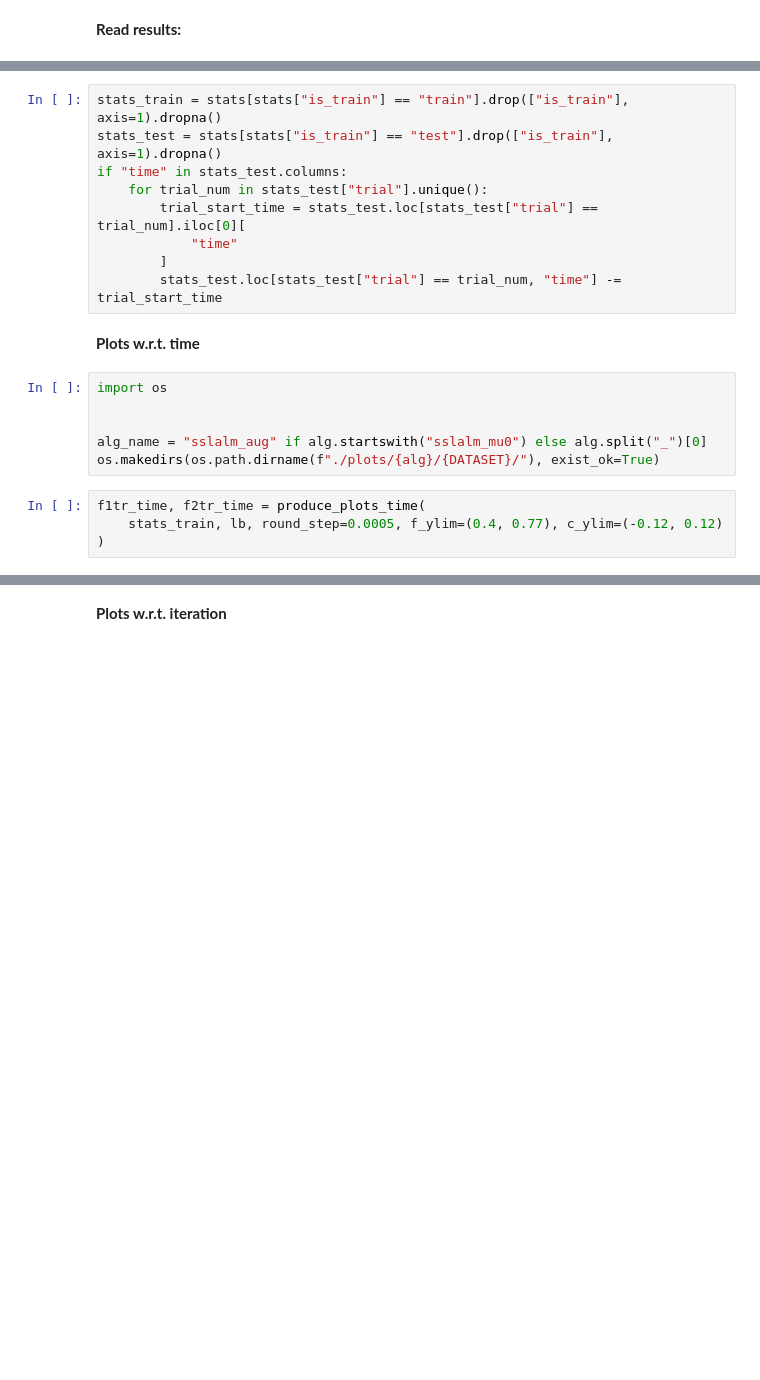
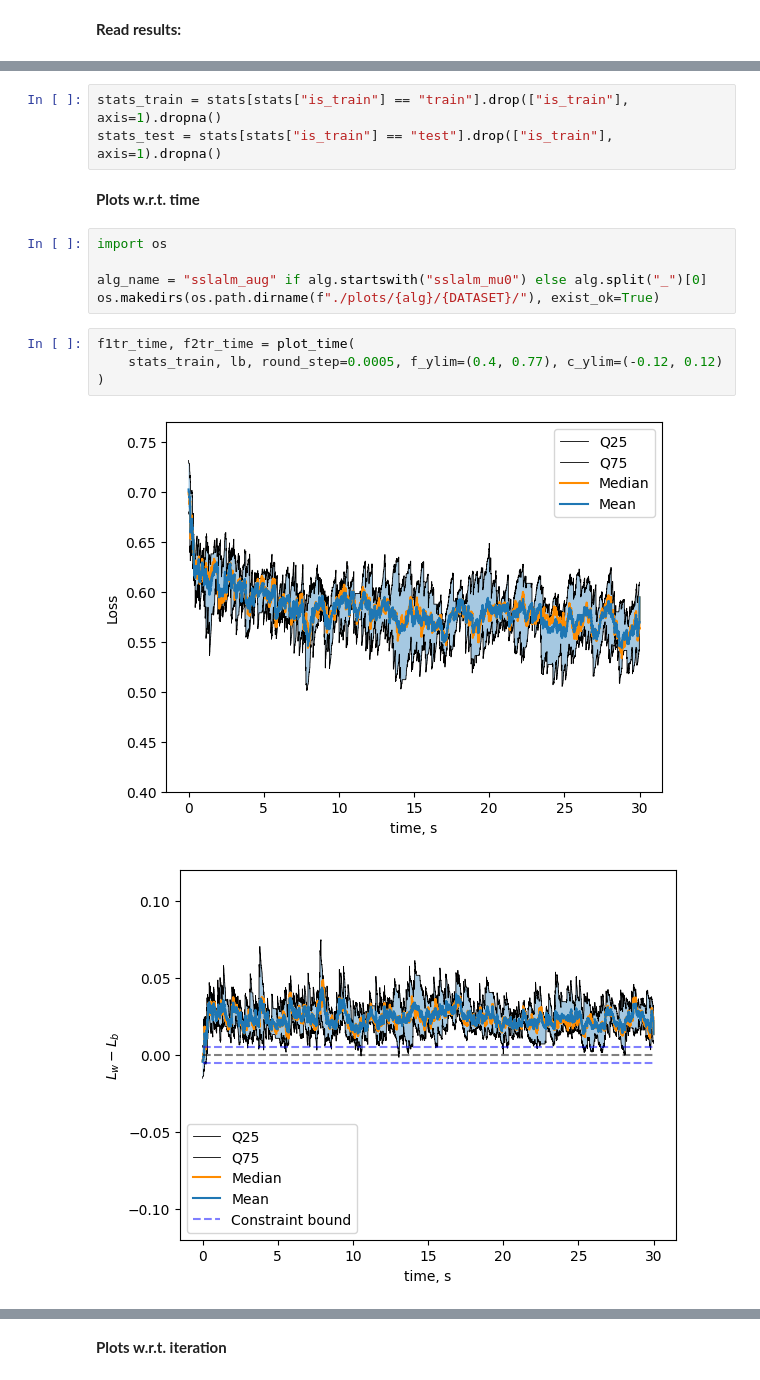
Before and after one commit to humancompatible/train, a Jupyter notebook: experiments/algo_plots.ipynb, the cells around one changed output, grey strips where cells are left out. Drawn from its saved outputs; the diff is of its cells as text; blank space fills up the shorter version.

```diff
--- a/experiments/algo_plots.ipynb
+++ b/experiments/algo_plots.ipynb
@@ -260,24 +23,20 @@ if alg_param_str.startswith("_mu0"):
 # %%
 stats_train = stats[stats["is_train"] == "train"].drop(["is_train"], axis=1).dropna()
 stats_test = stats[stats["is_train"] == "test"].drop(["is_train"], axis=1).dropna()
-if "time" in stats_test.columns:
-    for trial_num in stats_test["trial"].unique():
-        trial_start_time = stats_test.loc[stats_test["trial"] == trial_num].iloc[0][
-            "time"
-        ]
-        stats_test.loc[stats_test["trial"] == trial_num, "time"] -= trial_start_time
 # %% [markdown]
 **Plots w.r.t. time**
 # %%
 import os
 
-
 alg_name = "sslalm_aug" if alg.startswith("sslalm_mu0") else alg.split("_")[0]
 os.makedirs(os.path.dirname(f"./plots/{alg}/{DATASET}/"), exist_ok=True)
 # %%
-f1tr_time, f2tr_time = produce_plots_time(
+f1tr_time, f2tr_time = plot_time(
     stats_train, lb, round_step=0.0005, f_ylim=(0.4, 0.77), c_ylim=(-0.12, 0.12)
 )
+# %% [output]
+[figure, added]
+[figure, added]
 # %%
 f1tr_time.savefig(
     f"./plots/{alg.removesuffix(alg_param_str)}/{DATASET}/loss_train_time_{DATASET}"
```
Also changed, not shown: parts of 12 cells of this notebook, 5 other files.
